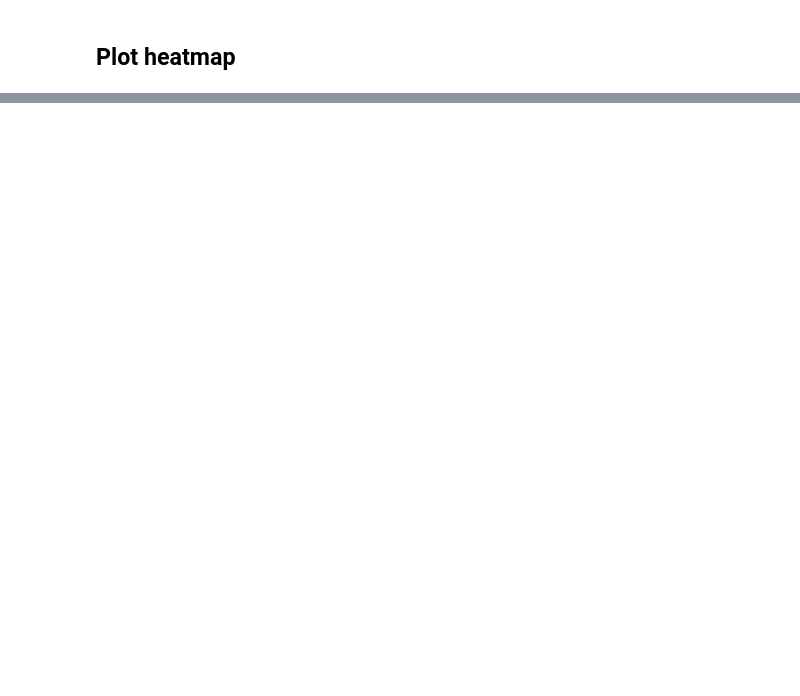
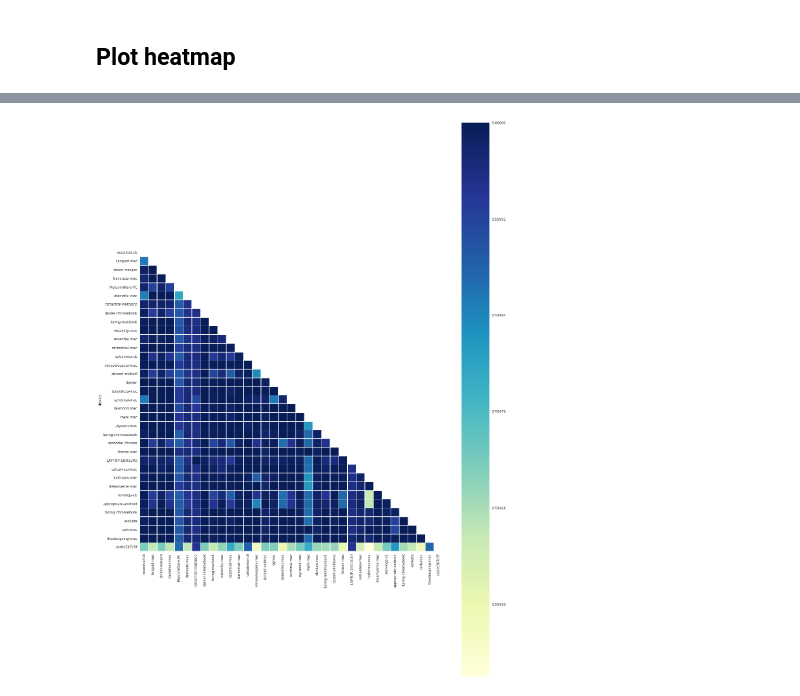
Before and after one commit to careytews/threat-graph-utils, a Jupyter notebook: domain-rank-correlation.ipynb, the cells around one changed output, grey strips where cells are left out. Saved outputs shown, nothing was run; the diff lists cells and outputs as text; code cells hidden in the pictures; blank space fills up the shorter version.

```diff
--- a/domain-rank-correlation.ipynb
+++ b/domain-rank-correlation.ipynb
@@ -259,0 +268,38 @@ plt.show()
+# %%
+# Sum of geometric progression
+def geosum(a1, r, n):
+    return a1 * (1 - r ** n) / (1 - r)
+# %%
+# Calculate Rho on 2 lists
+def correlator(a, b):
+
+    coeff = 1
+    ratio = 0.4
+    n = max(len(a), len(b))
+    bmap = {b[i]: i for i in range(0, len(b)) }
+
+    tot = 0
+    for i in range(0, len(a)):
+        if a[i] in bmap:
+            val = bmap[a[i]] - i
+        else:
+            val = n
+        val = val * val * coeff * (ratio ** i)
+
+        tot += val
+
+    for i in range(len(a), len(b)):
+        tot += len(b) * len(b)
+
+    x = 1.0 - ( (6 * tot) / ( n * (n * n - 1) ) )
+    s = geosum(coeff, ratio, n)
+    x /= s
+    return x
+# %%
+df2 = pd.DataFrame(fav_domains, columns=["device", "domains"]).set_index("device")
+df2["coefficient"] = df2["domains"].apply(lambda x: spearman(x, top_domains)).round(2)
+everyone = [ [v, df.sort_values(by=v, ascending=False)[[v, "score"]][:n][v].index.values] for v in all_devices ]
+df3 = pd.DataFrame(fav_domains, columns=["device", "domains"]).set_index("device")
+for dev, domains in everyone:
+    df3[dev] = df3["domains"].apply(lambda x: correlator(domains, x)).round(6)
+df3
@@ -259,0 +326,7 @@ plt.show()
+# %%
+sns.set(style="white")
+plt.figure(figsize=(20, 30))
+sns.heatmap(df3[all_devices][all_devices], square=True, linewidths=0.5, mask=mask, cmap="YlGnBu")
+plt.show()
+# %% [output]
+[figure, added]
```
Also changed, not shown: parts of 12 cells of this notebook, 1 other file.
